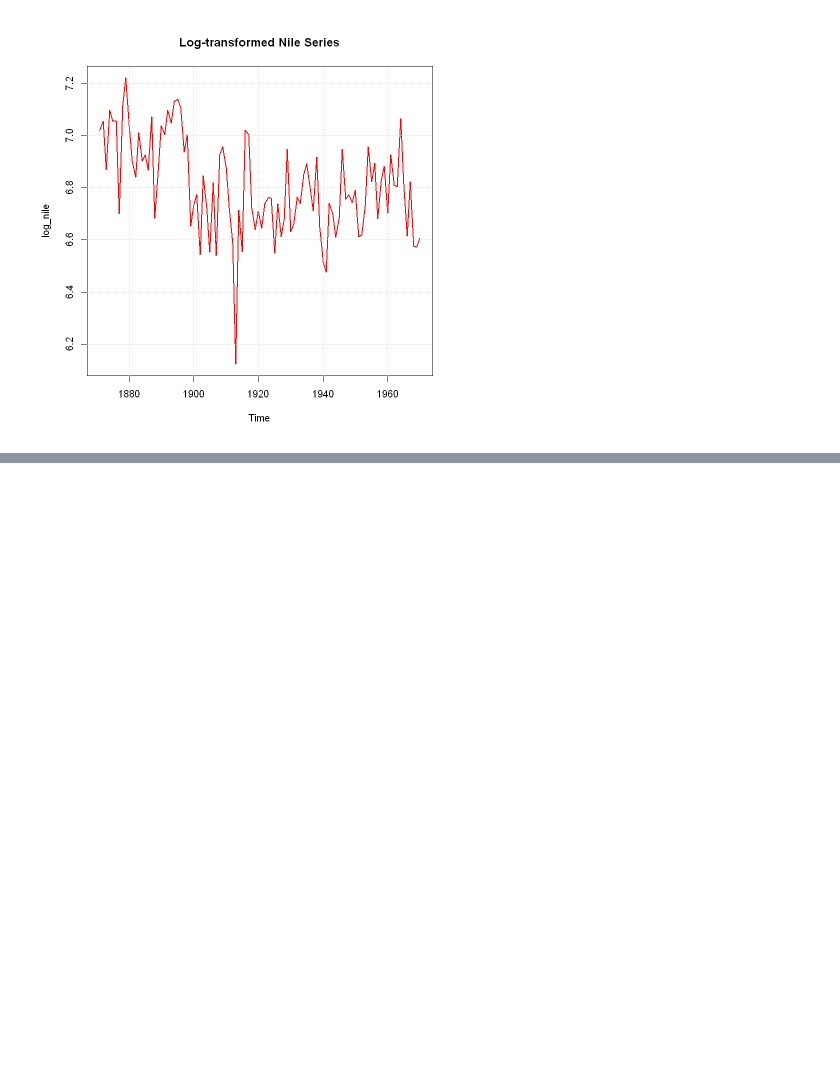
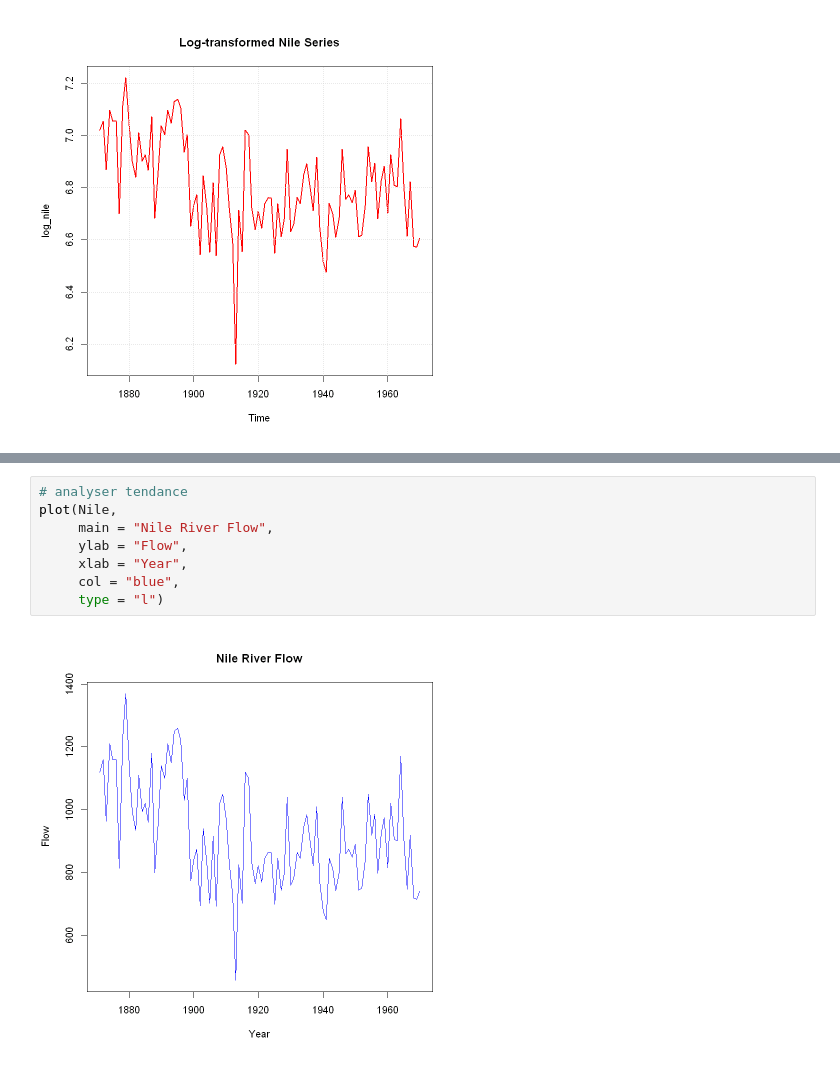
Before and after one commit to moh8dhia/nile-time-series, a Jupyter notebook: nile.ipynb, the cells around one changed output, grey strips where cells are left out. Drawn from its saved outputs; the diff is of its cells as text; blank space fills up the shorter version.

```diff
--- a/nile.ipynb
+++ b/nile.ipynb
@@ -65,0 +106,10 @@ grid()
+# %%
+# analyser tendance
+plot(Nile,
+     main = "Nile River Flow",
+     ylab = "Flow",
+     xlab = "Year",
+     col = "blue",
+     type = "l")
+# %% [output]
+[figure, added]
```
Also changed, not shown: parts of 6 cells of this notebook.
